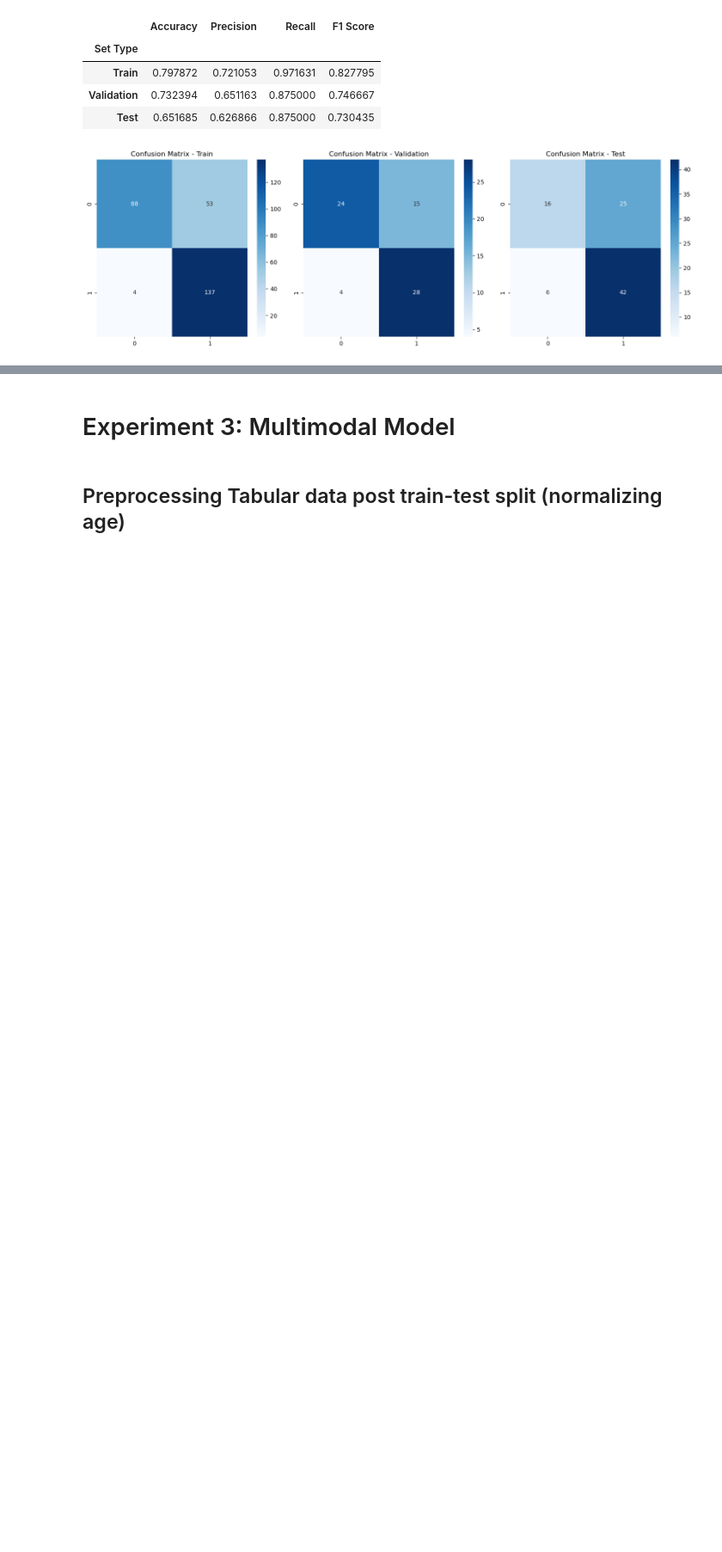
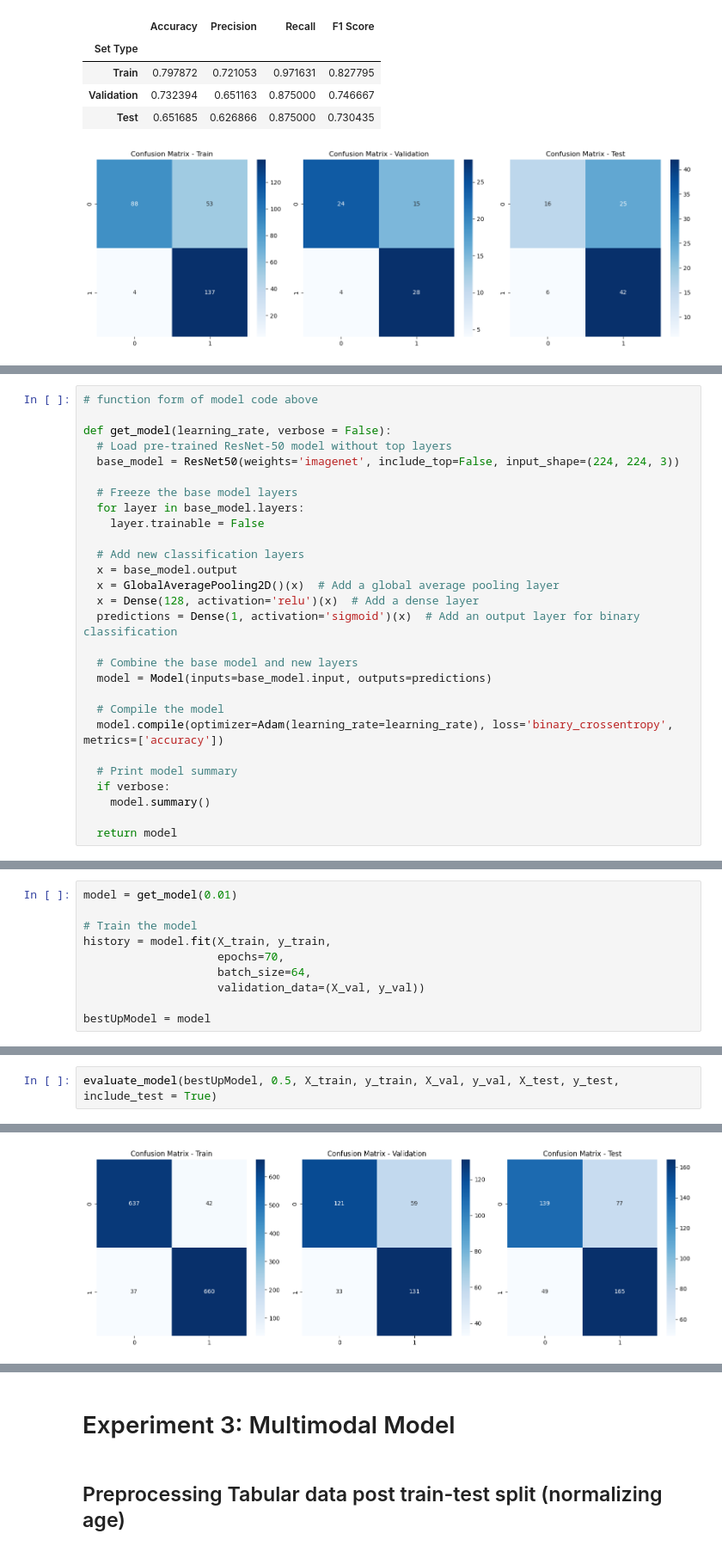
Before and after one commit to Kimberly97llp/cvproject, a Jupyter notebook: modeling.ipynb, the cells around one changed output, grey strips where cells are left out. Shown at 86% size. Drawn from its saved outputs; the diff is of its cells as text; blank space fills up the shorter version.

```diff
--- a/modeling.ipynb
+++ b/modeling.ipynb
@@ -641,0 +672,28 @@ metrics_df = evaluate_model(model, 0.5, X_train, y_train, X_val, y_val, X_test,
+# %%
+# function form of model code above
+
+def get_model(learning_rate, verbose = False):
+  # Load pre-trained ResNet-50 model without top layers
+  base_model = ResNet50(weights='imagenet', include_top=False, input_shape=(224, 224, 3))
+
+  # Freeze the base model layers
+  for layer in base_model.layers:
+    layer.trainable = False
+
+  # Add new classification layers
+  x = base_model.output
+  x = GlobalAveragePooling2D()(x)  # Add a global average pooling layer
+  x = Dense(128, activation='relu')(x)  # Add a dense layer
+  predictions = Dense(1, activation='sigmoid')(x)  # Add an output layer for binary classification
+
+  # Combine the base model and new layers
+  model = Model(inputs=base_model.input, outputs=predictions)
+
+  # Compile the model
+  model.compile(optimizer=Adam(learning_rate=learning_rate), loss='binary_crossentropy', metrics=['accuracy'])
+
+  # Print model summary
+  if verbose:
+    model.summary()
+
+  return model
@@ -641,0 +961,10 @@ metrics_df = evaluate_model(model, 0.5, X_train, y_train, X_val, y_val, X_test,
+# %%
+model = get_model(0.01)
+
+# Train the model
+history = model.fit(X_train, y_train,
+                    epochs=70,
+                    batch_size=64,
+                    validation_data=(X_val, y_val))
+
+bestUpModel = model
@@ -641,0 +995,3 @@ metrics_df = evaluate_model(model, 0.5, X_train, y_train, X_val, y_val, X_test,
+# %%
+evaluate_model(bestUpModel, 0.5, X_train, y_train, X_val, y_val, X_test, y_test, include_test = True)
+# %% [output]
@@ -641,0 +1006 @@ metrics_df = evaluate_model(model, 0.5, X_train, y_train, X_val, y_val, X_test,
+[figure, added]
```
Also changed, not shown: parts of 31 cells of this notebook.
